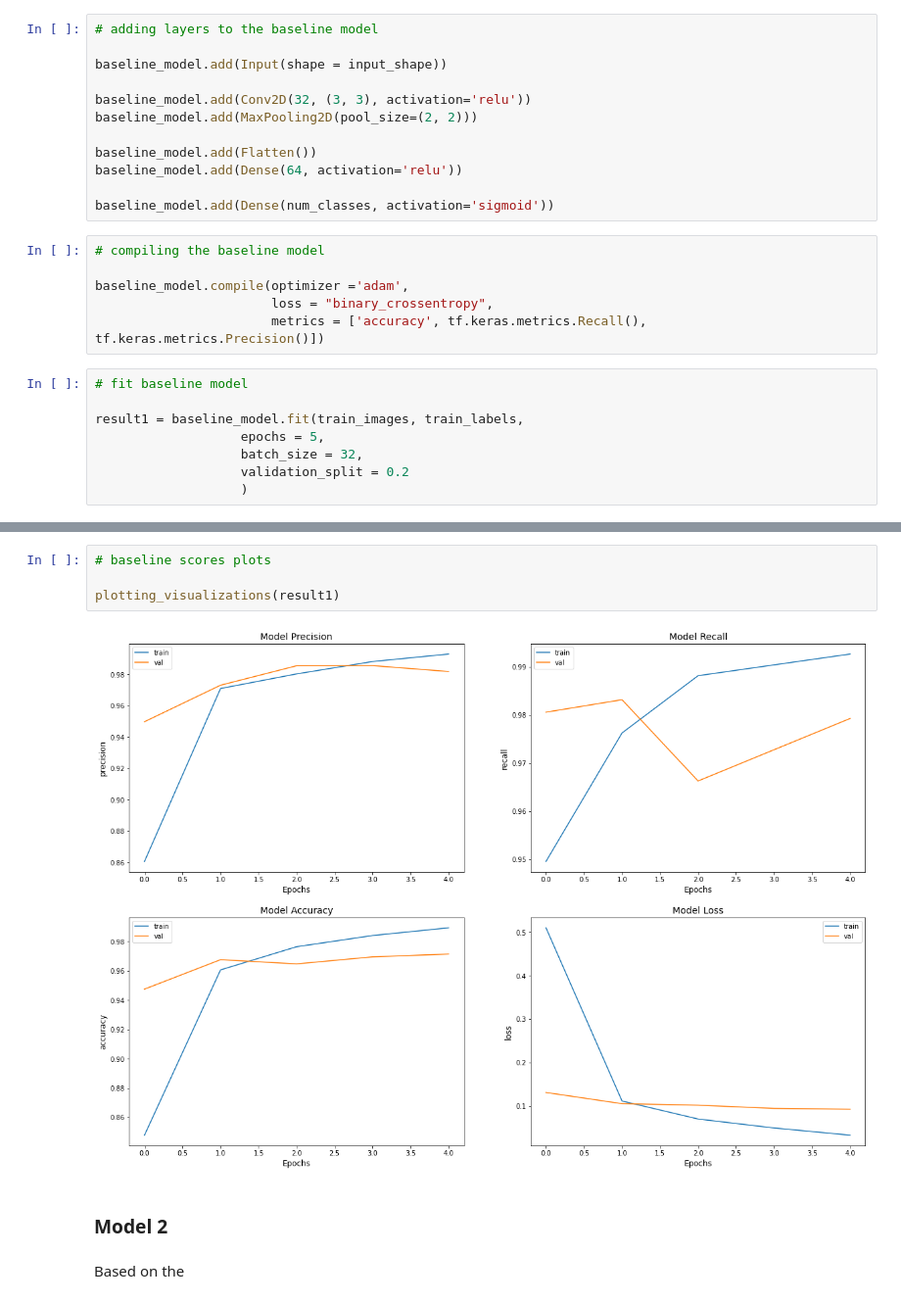
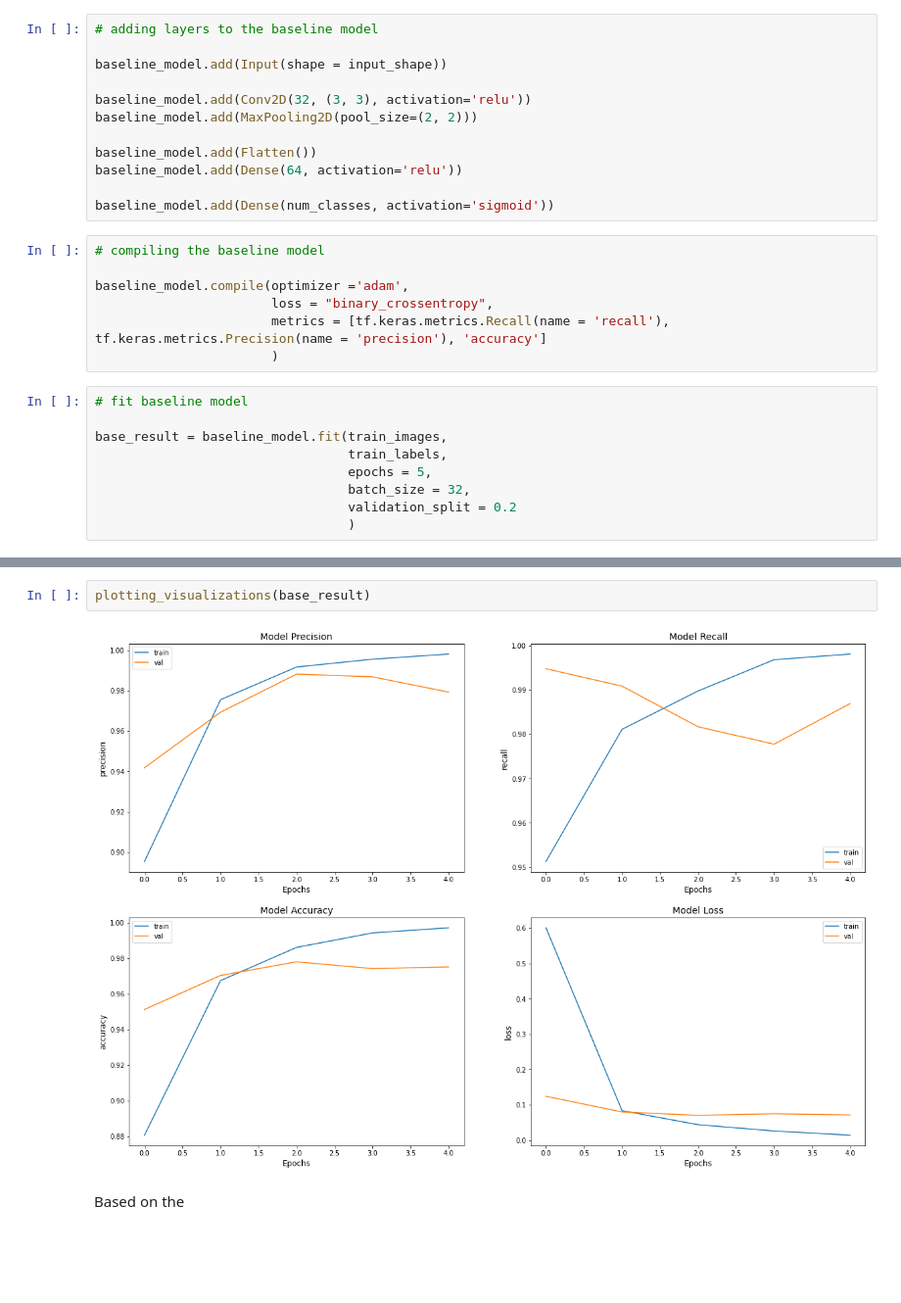
Before and after one commit to fredtush/Image-Classification-with-CNN, a Jupyter notebook: Image_Classification_with_Deep_Learning.ipynb, the cells around one changed output, grey strips where cells are left out. Shown: that part at 98% size. Cells and saved outputs as stored; diff of their text form; blank space fills up the shorter version.

Commit message:
Added a visualization function

```diff
--- a/Image_Classification_with_Deep_Learning.ipynb
+++ b/Image_Classification_with_Deep_Learning.ipynb
@@ -379,14 +405,16 @@ baseline_model.add(Dense(num_classes, activation='sigmoid'))
 
 baseline_model.compile(optimizer ='adam',
                        loss = "binary_crossentropy",
-                       metrics = ['accuracy', tf.keras.metrics.Recall(), tf.keras.metrics.Precision()])
+                       metrics = [tf.keras.metrics.Recall(name = 'recall'), tf.keras.metrics.Precision(name = 'precision'), 'accuracy']
+                       )
 # %%
 # fit baseline model
 
-result1 = baseline_model.fit(train_images, train_labels,
-                   epochs = 5,
-                   batch_size = 32,
-                   validation_split = 0.2
-                   )
+base_result = baseline_model.fit(train_images,
+                                 train_labels,
+                                 epochs = 5,
+                                 batch_size = 32,
+                                 validation_split = 0.2
+                                 )
 # %% [output]
 Epoch 1/5
@@ -424,10 +430,6 @@ def plotting_visualizations(fitted_model):
-# %%
-# baseline scores plots
-
-plotting_visualizations(result1)
-# %% [output]
-[figure, removed]
-# %% [markdown]
-### Model 2
+# %%
+plotting_visualizations(base_result)
+# %% [output]
+[figure, added]
 # %% [markdown]
 Based on the
```
Also changed, not shown: parts of 25 cells of this notebook.
